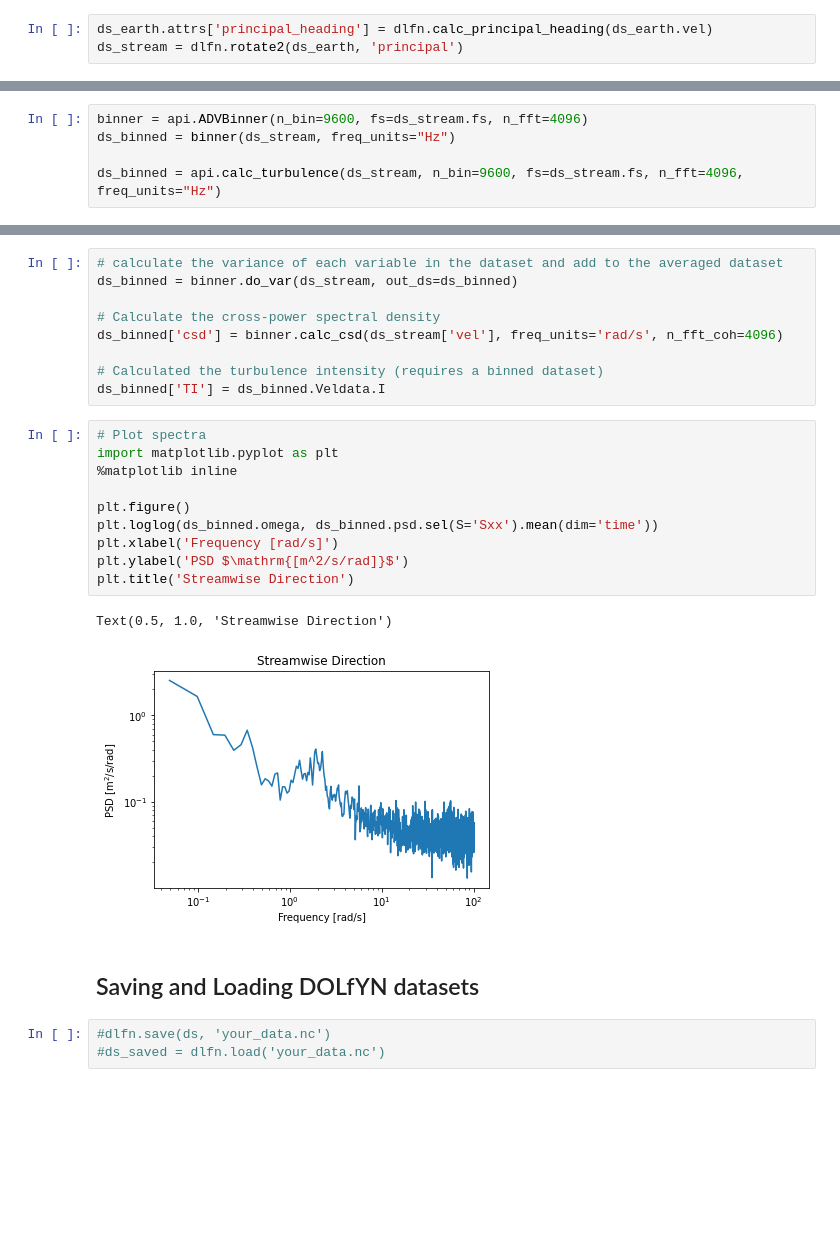
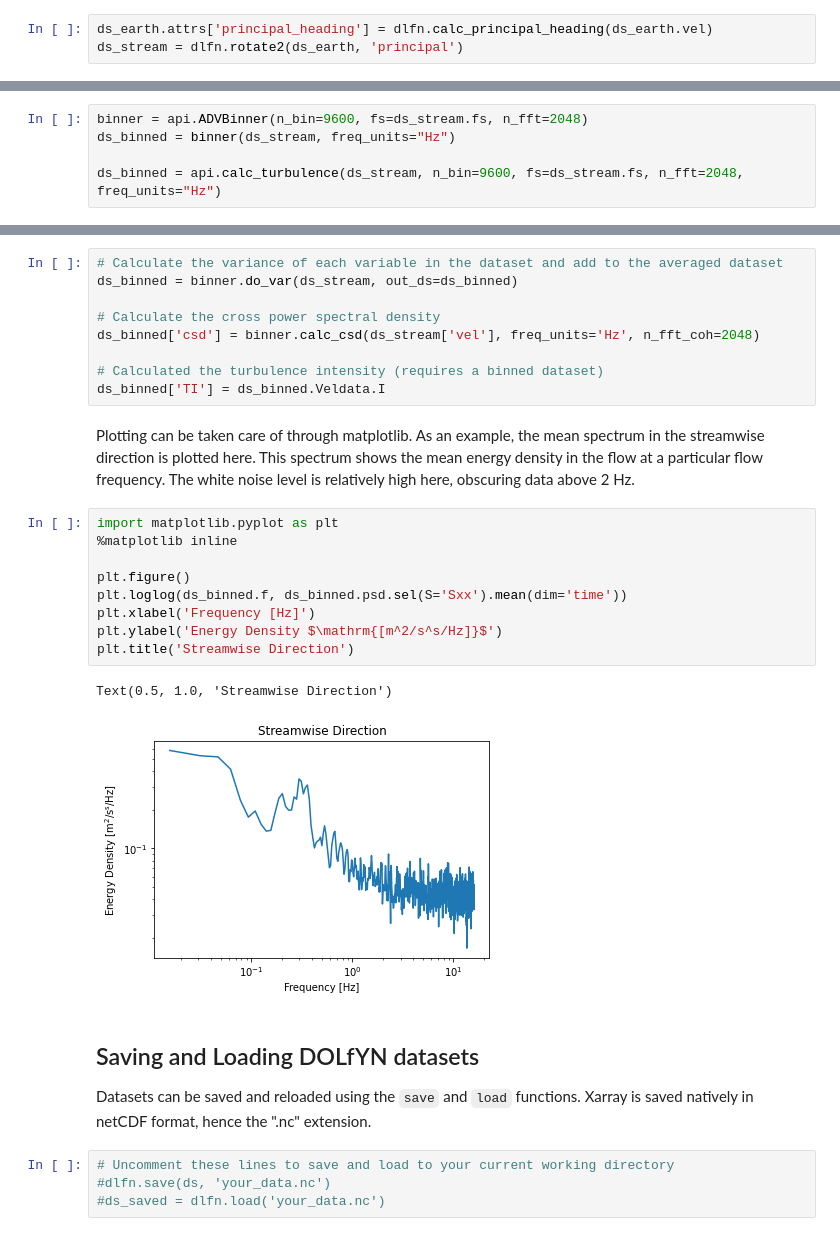
Before and after one commit to lkilcher/dolfyn, a Jupyter notebook: docs/ADV_Example.ipynb, the cells around one changed output, grey strips where cells are left out. Cells and saved outputs as stored; diff of their text form; blank space fills up the shorter version.

```diff
--- a/docs/ADV_Example.ipynb
+++ b/docs/ADV_Example.ipynb
@@ -105,8 +107,8 @@ All of the variables in the returned dataset have been bin-averaged, where each
 # %%
-binner = api.ADVBinner(n_bin=9600, fs=ds_stream.fs, n_fft=4096)
+binner = api.ADVBinner(n_bin=9600, fs=ds_stream.fs, n_fft=2048)
 ds_binned = binner(ds_stream, freq_units="Hz")
 
-ds_binned = api.calc_turbulence(ds_stream, n_bin=9600, fs=ds_stream.fs, n_fft=4096, freq_units="Hz")
+ds_binned = api.calc_turbulence(ds_stream, n_bin=9600, fs=ds_stream.fs, n_fft=2048, freq_units="Hz")
 # %% [markdown]
 The benefit to using `ADVBinner` is that one has access to all of the velocity and turbulence analysis functions that DOLfYN contains. If basic analysis will suffice, the `calc_turbulence` function is the most convienent. Either option can still utilize DOLfYN's shortcuts.
 
@@ -119,27 +127,30 @@ Some things to know:
 # %%
-# calculate the variance of each variable in the dataset and add to the averaged dataset
+# Calculate the variance of each variable in the dataset and add to the averaged dataset
 ds_binned = binner.do_var(ds_stream, out_ds=ds_binned)
 
-# Calculate the cross-power spectral density
-ds_binned['csd'] = binner.calc_csd(ds_stream['vel'], freq_units='rad/s', n_fft_coh=4096)
+# Calculate the cross power spectral density
+ds_binned['csd'] = binner.calc_csd(ds_stream['vel'], freq_units='Hz', n_fft_coh=2048)
 
 # Calculated the turbulence intensity (requires a binned dataset)
 ds_binned['TI'] = ds_binned.Veldata.I
+# %% [markdown]
+Plotting can be taken care of through matplotlib. As an example, the mean spectrum in the streamwise direction is plotted here. This spectrum shows the mean energy density in the flow at a particular flow frequency. The white noise level is relatively high here, obscuring data above 2 Hz.
 # %%
-# Plot spectra
 import matplotlib.pyplot as plt
 %matplotlib inline
 
 plt.figure()
-plt.loglog(ds_binned.omega, ds_binned.psd.sel(S='Sxx').mean(dim='time'))
-plt.xlabel('Frequency [rad/s]')
-plt.ylabel('PSD $\mathrm{[m^2/s/rad]}$')
+plt.loglog(ds_binned.f, ds_binned.psd.sel(S='Sxx').mean(dim='time'))
+plt.xlabel('Frequency [Hz]')
+plt.ylabel('Energy Density $\mathrm{[m^2/s^s/Hz]}$')
 plt.title('Streamwise Direction')
 # %% [output]
 Text(0.5, 1.0, 'Streamwise Direction')
-[figure, old version]
+[figure, new version]
-# %% [markdown]
-## Saving and Loading DOLfYN datasets
+# %% [markdown]
+## Saving and Loading DOLfYN datasets
+Datasets can be saved and reloaded using the `save` and `load` functions. Xarray is saved natively in netCDF format, hence the ".nc" extension.
 # %%
+# Uncomment these lines to save and load to your current working directory
 #dlfn.save(ds, 'your_data.nc')
 #ds_saved = dlfn.load('your_data.nc')
```
Also changed, not shown: parts of 6 cells of this notebook, 3 other files.
